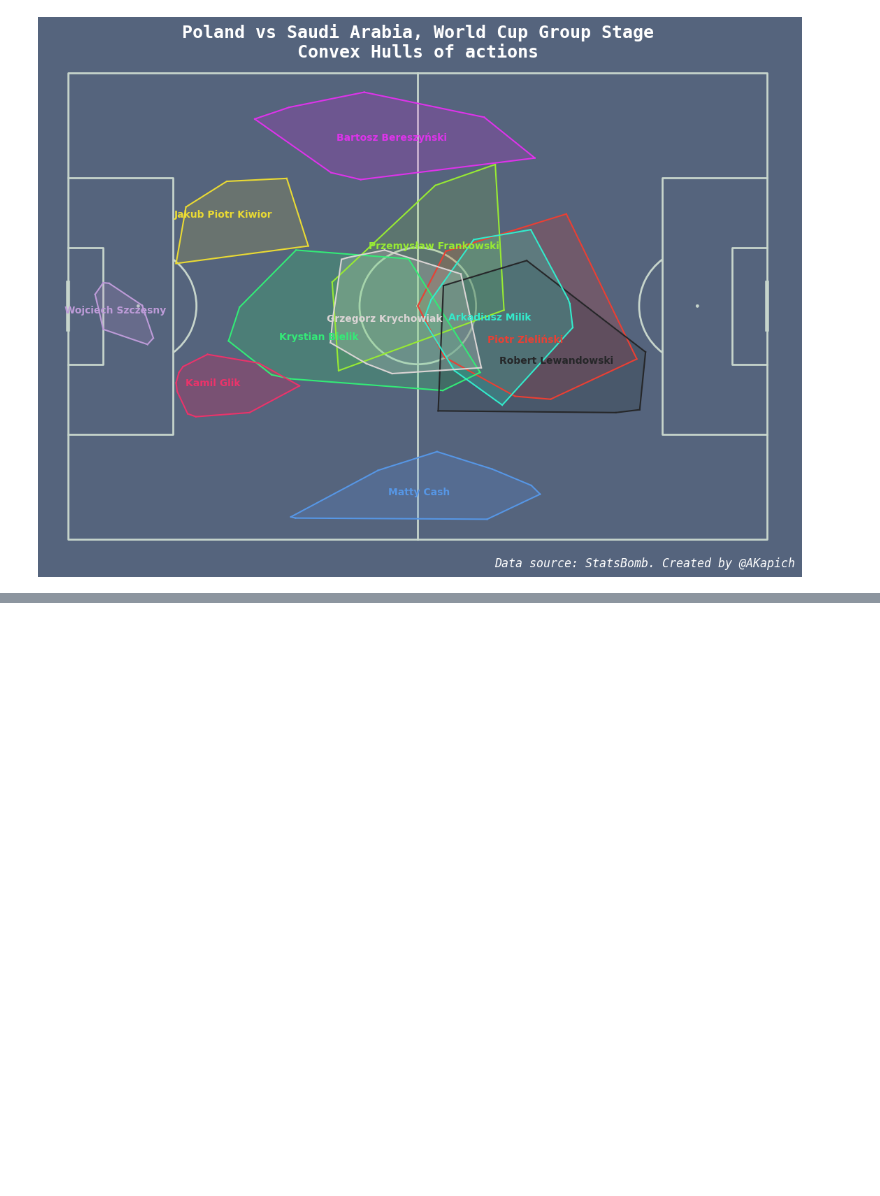
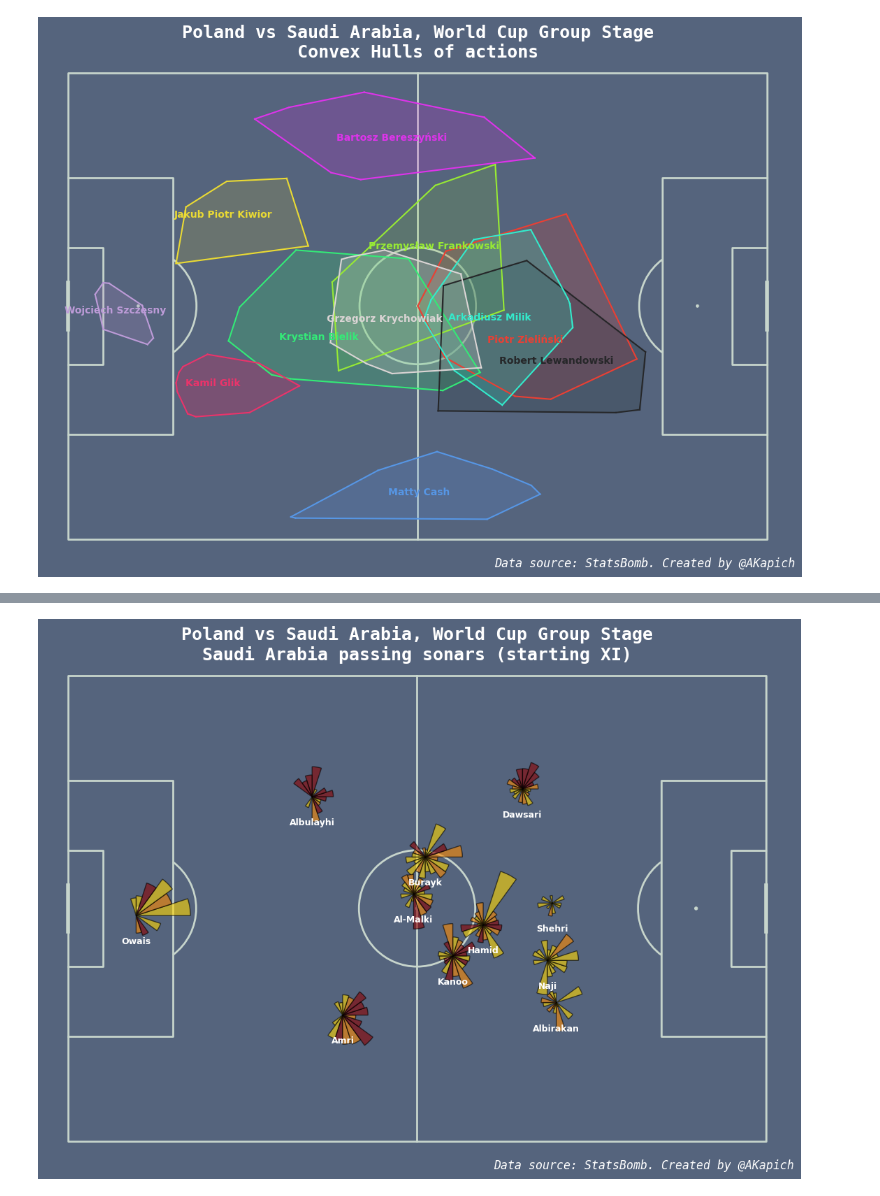
Before and after one commit to AKapich/World_Cup_App, a Jupyter notebook: football.ipynb, the cells around one changed output, grey strips where cells are left out. Cells and saved outputs as stored; diff of their text form; code cells hidden in the pictures; blank space fills up the shorter version.

```diff
--- a/football.ipynb
+++ b/football.ipynb
@@ -507,0 +531,91 @@ pitch.scatter(x=df['start_x'], y=df['start_y'], ax=ax)
+# %%
+# passing sonars
+passes = sb.events(match_id=3857297, split=True, flatten_attrs=False)["passes"]
+df = passes[passes['team']=='Saudi Arabia']
+df = df[['pass', 'player']]
+df.index = range(len(df))
+df['angle'] = [df['pass'][i]['angle'] for i in range(len(df))]
+df['length'] = [df['pass'][i]['length'] for i in range(len(df))]
+
+# we divide into 20 bins
+df['angle_bin'] = pd.cut(df['angle'], bins=np.linspace(-np.pi,np.pi,21),
+                         labels=False, include_lowest=True)
+
+pass_sonar = df.groupby(["player", "angle_bin"], as_index=False)
+pass_sonar = pass_sonar.agg({"length": "mean"})
+# count occurances of passes in particular bins
+counter  = df.groupby(['player', 'angle_bin']).size().to_frame(name = 'amount').reset_index()
+pass_sonar = pd.concat([pass_sonar, counter["amount"]], axis=1)
+
+# average location of players
+passes["x"] = [location[0] for location in passes["location"]]
+passes["y"] = [location[1] for location in passes["location"]]
+passes = passes[passes['team']=='Saudi Arabia']
+average_location = passes.groupby('player').agg({'x': ['mean'], 'y': ['mean']})
+average_location.columns = ['x', 'y']
+average_location
+
+pass_sonar = pass_sonar.merge(average_location, left_on="player", right_index=True)
+
+lineups = sb.lineups(match_id=3857297)["Saudi Arabia"]
+lineups['starter'] = [lineups['positions'][i][0]['start_reason']=='Starting XI'
+                      if lineups['positions'][i]!=[]
+                      else None
+                      for i in range(len(lineups))]
+lineups = lineups[lineups["starter"]==True]
+# we need the starting lineups
+startingXI = list(lineups.player_name)
+pass_sonar = pass_sonar[pass_sonar['player'].isin(startingXI)]
+pass_sonar
+
+#the pitch
+fig ,ax = plt.subplots(figsize=(13, 8),constrained_layout=False, tight_layout=True)
+fig.set_facecolor('#55647d')
+ax.patch.set_facecolor('#55647d')
+pitch = Pitch(pitch_type='statsbomb', pitch_color='#55647d', line_color='#c7d5cc')
+pitch.draw(ax=ax)
+
+#drawing sonars
+import matplotlib.patches as pat
+for player in startingXI:
+    # _ is the index of the row
+    for _, row in pass_sonar[pass_sonar.player == player].iterrows():
+        #Start degree of direction 1
+        theta_left_start = 180
+
+        #Color coding by distance
+        color = "darkred"
+        if row.amount < 3:
+          color = "gold"
+        elif row.amount < 5:
+          color = "darkorange"
+        #Calculate degree in matplotlib figure
+        theta_left = theta_left_start - (360 / 20) * (row.angle_bin)
+        theta_right = theta_left - (360 / 20)
+
+        pass_wedge = pat.Wedge(
+          center=(row.x, row.y),
+          r=row.length*0.16,
+          theta1=theta_right,
+          theta2=theta_left,
+          facecolor=color,
+          edgecolor="black",
+          alpha=0.6
+        )
+        ax.add_patch(pass_wedge)
+
+for index, row in average_location.iterrows():
+    if row.name in startingXI:
+        pitch.annotate(row.name.split(" ")[-1], xy=(row.x, row.y+4.5),
+                    c='white', va='center', ha='center',
+                    size=9, fontweight='bold',
+                    ax=ax)
+
+ax.set_title("Poland vs Saudi Arabia, World Cup Group Stage\nSaudi Arabia passing sonars (starting XI)",
+             fontsize=18, color="w", fontfamily="Monospace", fontweight='bold', pad=-8)
+fig.text(.75,.01,f'Data source: StatsBomb. Created by @AKapich',
+         fontstyle='italic', fontsize=12, fontfamily='Monospace', color='w', ha='center')
+
+plt.savefig('passing_sonars.png', dpi = 500, bbox_inches='tight',facecolor='#55647d')
+# %% [output]
+[figure, added]
```
Also changed, not shown: parts of 9 cells of this notebook.
